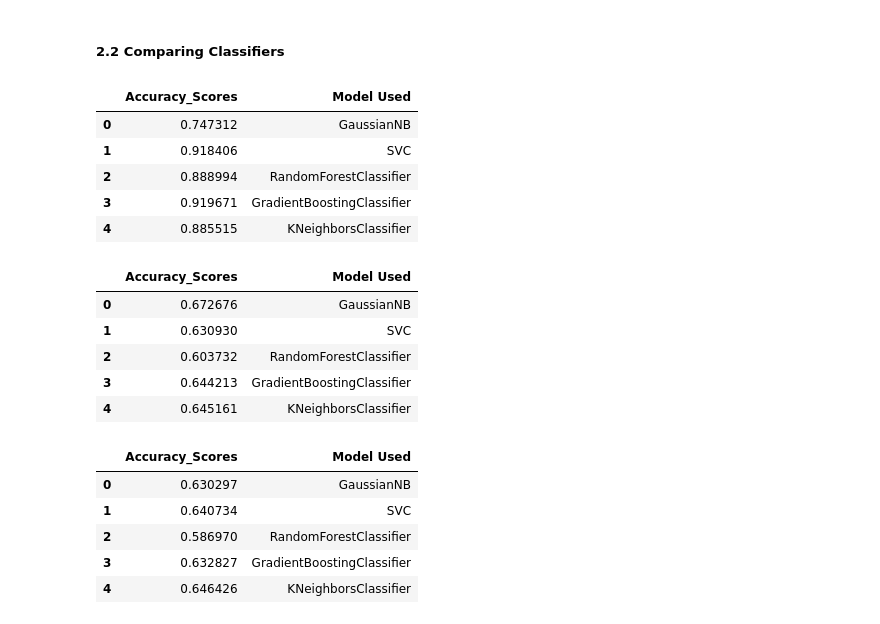
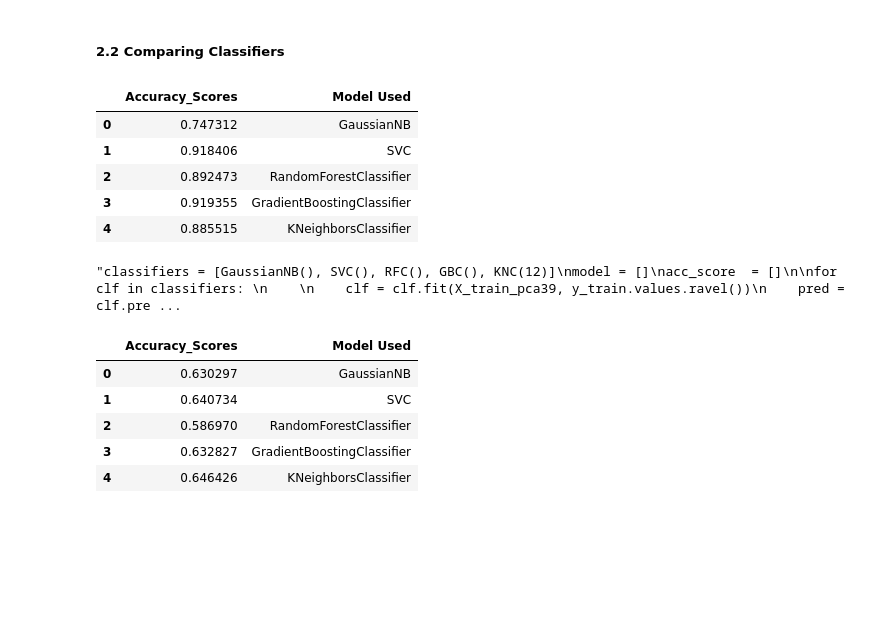
Before and after one commit to bobbleoxs/machine_learning, a Jupyter notebook: Project - capstone HAR/HAR_ShanSun.ipynb, the cells around one changed output. Cells and saved outputs as stored; diff of their text form; code cells hidden in the pictures; blank space fills up the shorter version.

```diff
--- a/Project - capstone HAR/HAR_ShanSun.ipynb
+++ b/Project - capstone HAR/HAR_ShanSun.ipynb
@@ -307,29 +388,29 @@ X_test_pca3 = pca3.fit_transform(X_test)
 # %%
 classifiers = [GaussianNB(), SVC(), RFC(), GBC(), KNC(12)]
 model = []
 acc_score  = []
 roc_auc_score = []
 
 for clf in classifiers:
 
     clf = clf.fit(X_train_pca, y_train.values.ravel())
     pred = clf.predict(X_test)
 
     model.append(clf.__class__.__name__)
     acc_score.append(accuracy_score(pred, y_test))
-    roc_auc_score.append(roc_auc_score(pred, y_test))
 
-acc_df = pd.DataFrame({'Model Used': model, 'Accuracy_Scores': acc_score, 'Roc_auc_score': roc_auc_score})
+
+acc_df = pd.DataFrame({'Model Used': model, 'Accuracy_Scores': acc_score})
 acc_df
 # %% [output]
 |  | Accuracy_Scores | Model Used |
 | 0 | 0.747312 | GaussianNB |
 | 1 | 0.918406 | SVC |
-| 2 | 0.888994 | RandomForestClassifier |
-| 3 | 0.919671 | GradientBoostingClassifier |
+| 2 | 0.892473 | RandomForestClassifier |
+| 3 | 0.919355 | GradientBoostingClassifier |
 | 4 | 0.885515 | KNeighborsClassifier |
 # %%
-classifiers = [GaussianNB(), SVC(), RFC(), GBC(), KNC(12)]
+'''classifiers = [GaussianNB(), SVC(), RFC(), GBC(), KNC(12)]
 model = []
 acc_score  = []
 
@@ -342,14 +423,9 @@ for clf in classifiers:
     acc_score.append(accuracy_score(pred, y_test))
 
 acc_df = pd.DataFrame({'Model Used': model, 'Accuracy_Scores': acc_score})
-acc_df
+acc_df'''
 # %% [output]
-|  | Accuracy_Scores | Model Used |
-| 0 | 0.672676 | GaussianNB |
-| 1 | 0.630930 | SVC |
-| 2 | 0.603732 | RandomForestClassifier |
-| 3 | 0.644213 | GradientBoostingClassifier |
-| 4 | 0.645161 | KNeighborsClassifier |
+"classifiers = [GaussianNB(), SVC(), RFC(), GBC(), KNC(12)]\nmodel = []\nacc_score  = []\n\nfor clf in classifiers: \n    \n    clf = clf.fit(X_train_pca39, y_train.values.ravel())\n    pred = clf.pre ...
 # %%
 classifiers = [GaussianNB(), SVC(), RFC(), GBC(), KNC(12)]
 model = []
```
Also changed, not shown: parts of 25 cells of this notebook, 2 other files.
